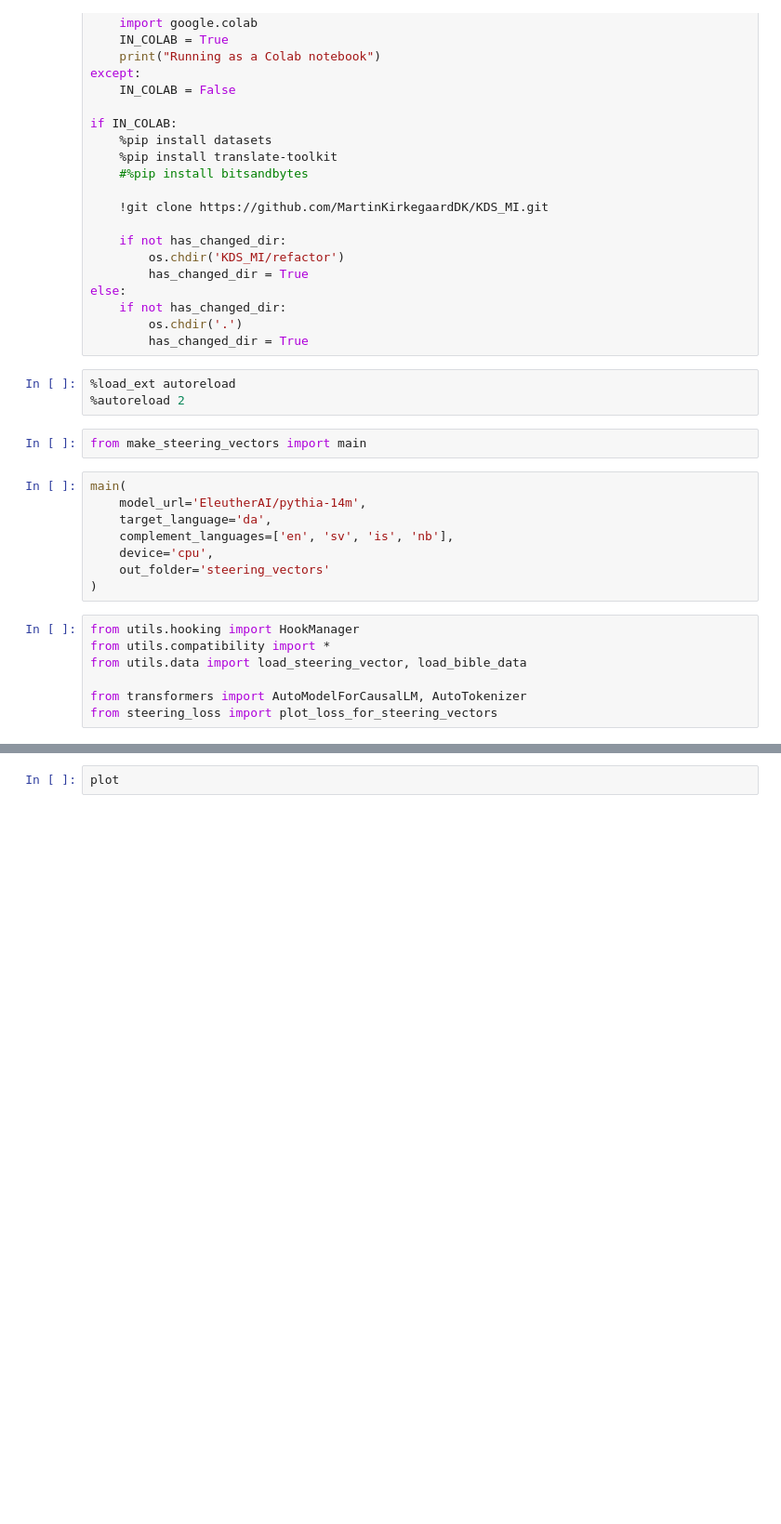
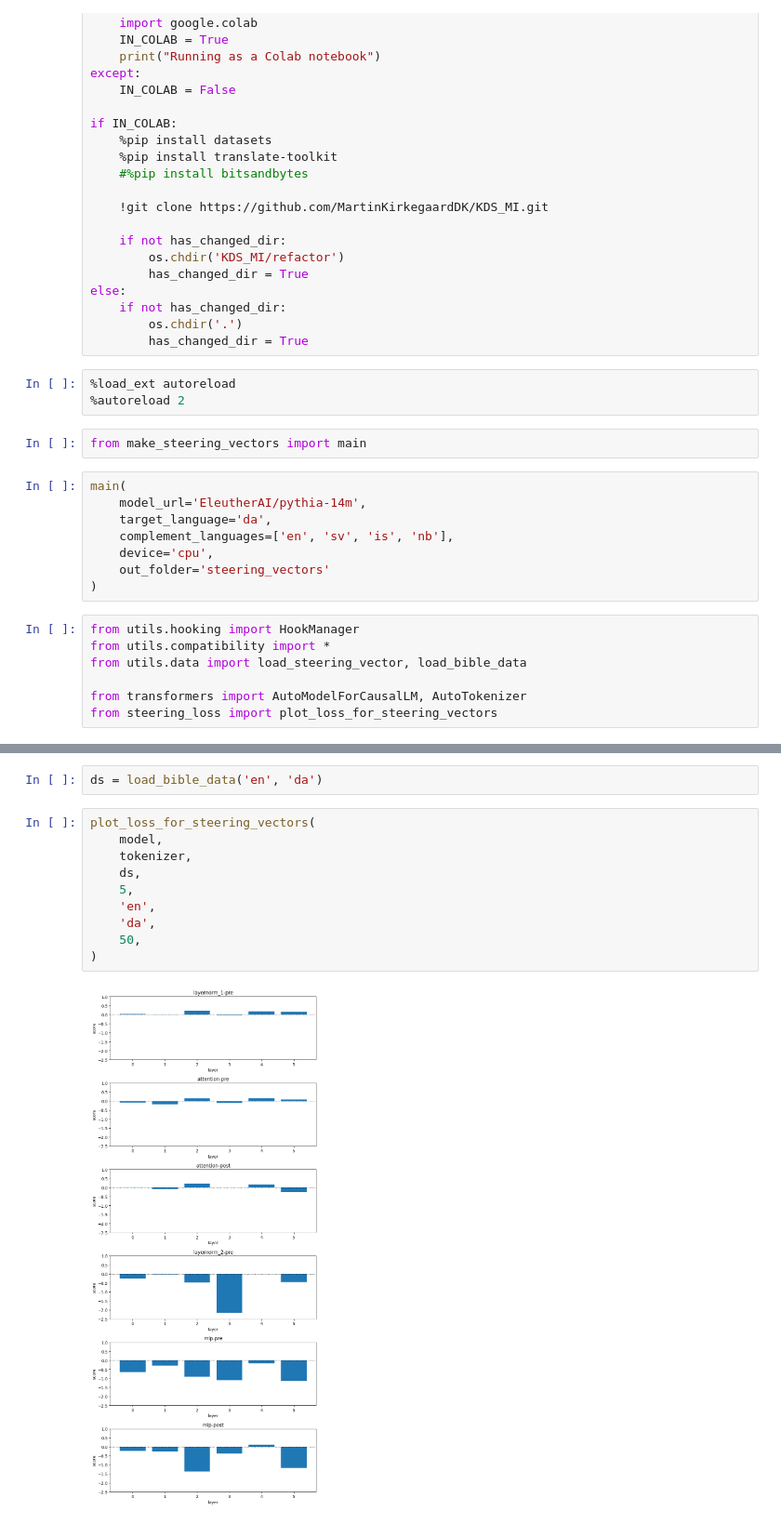
Before and after one commit to MarkusSibbesen/KDS-MI-temp, a Jupyter notebook: _interactive.ipynb, the cells around one changed output, grey strips where cells are left out. Shown: that part at 93% size. Drawn from its saved outputs; the diff is of its cells as text; blank space fills up the shorter version.

```diff
--- a/_interactive.ipynb
+++ b/_interactive.ipynb
@@ -58,2 +56,14 @@ NameError: name 'AutoModelForCausalLM' is not defined
 # %%
-plot
+ds = load_bible_data('en', 'da')
+# %%
+plot_loss_for_steering_vectors(
+    model,
+    tokenizer,
+    ds,
+    5,
+    'en',
+    'da',
+    50,
+)
+# %% [output]
+[figure, added]
```
Also changed, not shown: parts of 1 cell of this notebook, 1 other file.
